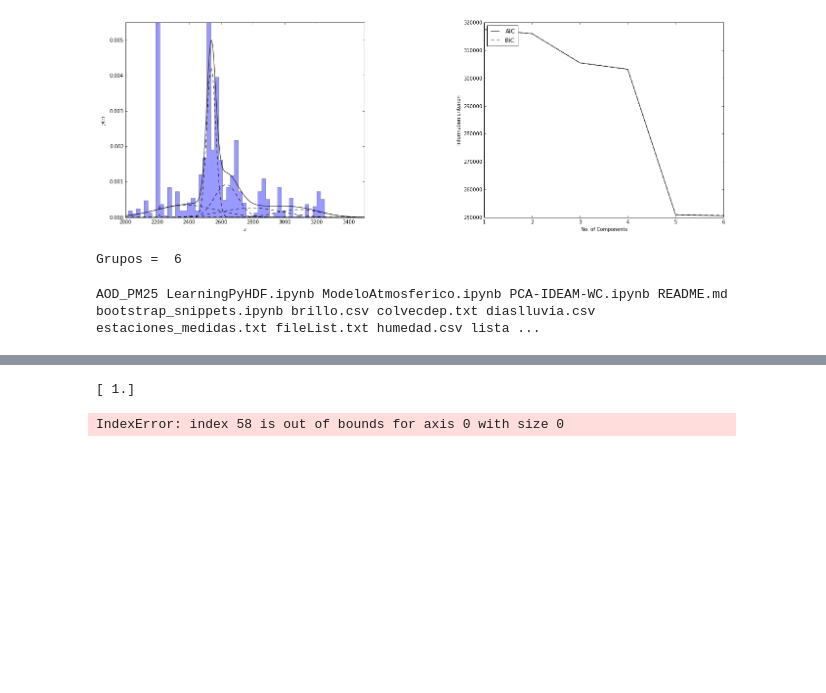
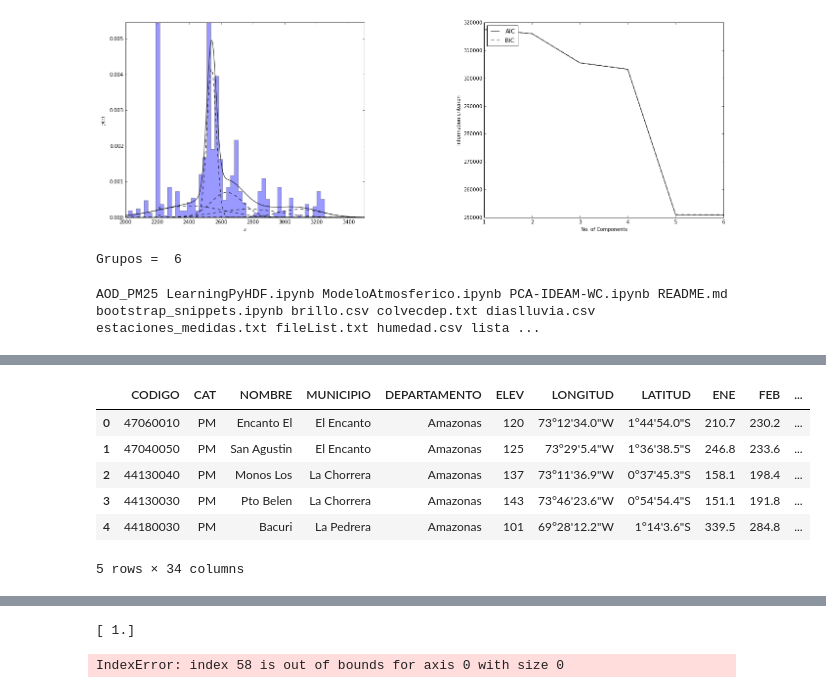
Before and after one commit to saint-germain/ideam, a Jupyter notebook: PCA-IDEAM-WC.ipynb, the cells around one changed output, grey strips where cells are left out. Saved outputs shown, nothing was run; the diff lists cells and outputs as text; code cells hidden in the pictures; blank space fills up the shorter version.

```diff
--- a/PCA-IDEAM-WC.ipynb
+++ b/PCA-IDEAM-WC.ipynb
@@ -701,0 +709,11 @@ for i in range(len(np.unique(cluster_label_alt))):
+# %%
+df0=pd.read_csv('lluvia.csv')
+df0.head()
+# %% [output]
+|  | CODIGO | CAT | NOMBRE | MUNICIPIO | DEPARTAMENTO | ELEV | LONGITUD | LATITUD | ENE | FEB | ... |
+| 0 | 47060010 | PM | Encanto El | El Encanto | Amazonas | 120 | 73°12'34.0"W | 1°44'54.0"S | 210.7 | 230.2 | ... |
+| 1 | 47040050 | PM | San Agustin | El Encanto | Amazonas | 125 | 73°29'5.4"W | 1°36'38.5"S | 246.8 | 233.6 | ... |
+| 2 | 44130040 | PM | Monos Los | La Chorrera | Amazonas | 137 | 73°11'36.9"W | 0°37'45.3"S | 158.1 | 198.4 | ... |
+| 3 | 44130030 | PM | Pto Belen | La Chorrera | Amazonas | 143 | 73°46'23.6"W | 0°54'54.4"S | 151.1 | 191.8 | ... |
+| 4 | 44180030 | PM | Bacuri | La Pedrera | Amazonas | 101 | 69°28'12.2"W | 1°14'3.6"S | 339.5 | 284.8 | ... |
+5 rows × 34 columns
```
Also changed, not shown: parts of 7 cells of this notebook.
